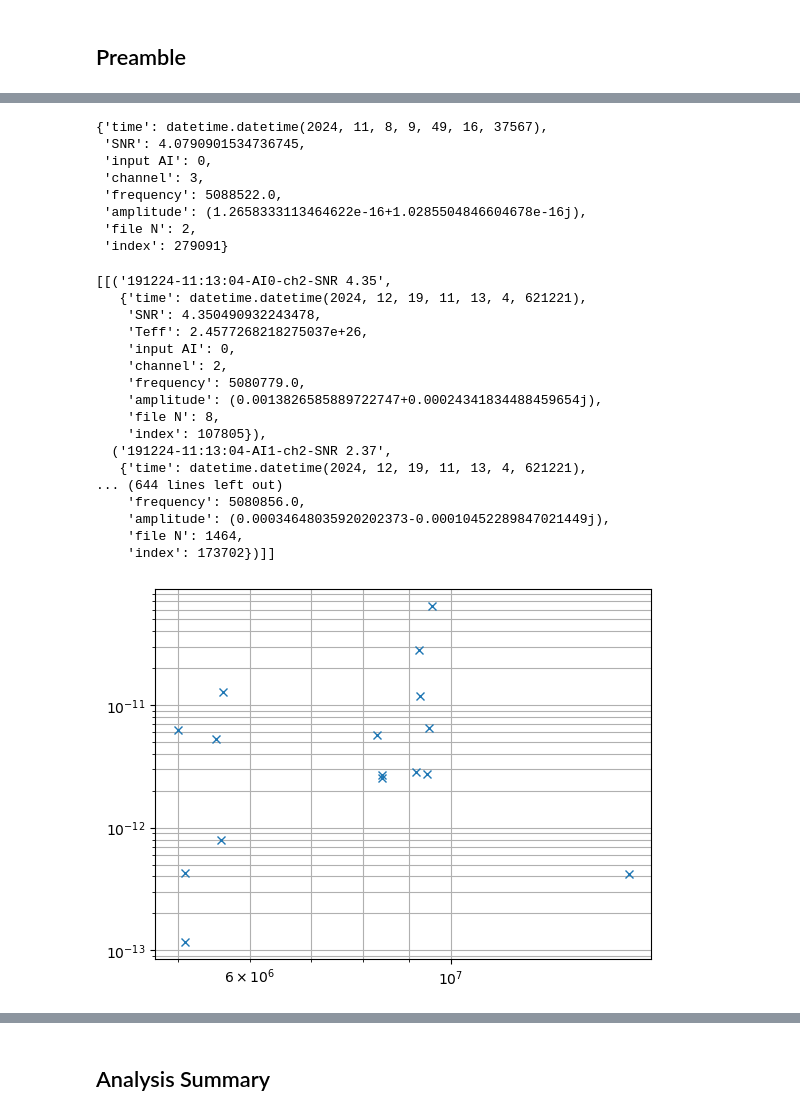
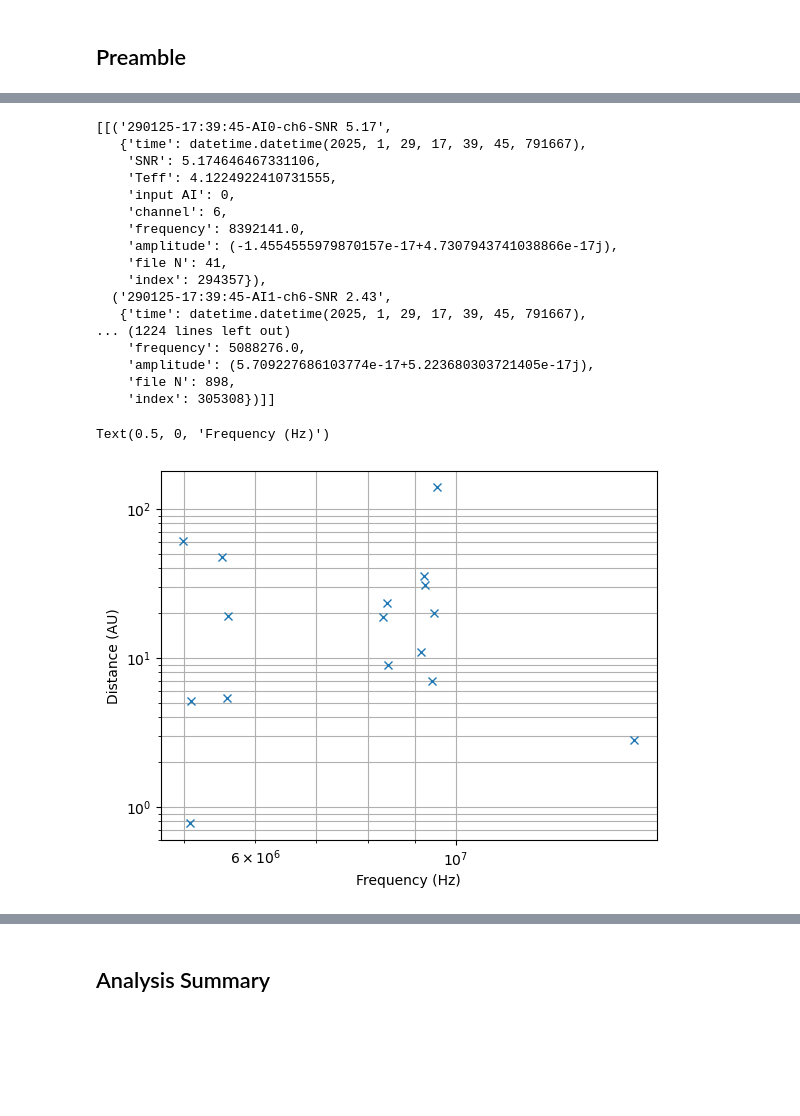
Before and after one commit to WilliamCam/MAGE-Data-Analysis, a Jupyter notebook: MAGE/MAGE3-2.ipynb, the cells around one changed output, grey strips where cells are left out. Drawn from its saved outputs; the diff is of its cells as text; code cells hidden in the pictures; blank space fills up the shorter version.

```diff
--- a/MAGE/MAGE3-2.ipynb
+++ b/MAGE/MAGE3-2.ipynb
@@ -10,7 +10,7 @@ from scipy.stats import norm
 import pickle
 from datetime import datetime
 # %%
-folder = r'C:\Users\00103619\MAGE\MAGE4\Analysis\run4-Teff/'
+folder = r'C:\Users\00103619\MAGE\MAGE4\Analysis\run7-Teff/'
 # %%
 with open(folder + 'event_catalogue-strain-Half.pkl', 'rb') as f:
     event_catalogue = pickle.load(f)
@@ -170,17 +186,6 @@ plt.show
 # %%
 large_events = [event for event in event_catalogue if 4<event_catalogue[event]['SNR']<5 and event_catalogue[event]['file N'] != 469]
 xlarge_events = [event for event in event_catalogue if 5<event_catalogue[event]['SNR']<1000 and event_catalogue[event]['file N'] != 469]
-# %%
-event_catalogue['081124-09:49:16-AI0-ch3-SNR 4.08']
-# %% [output]
-{'time': datetime.datetime(2024, 11, 8, 9, 49, 16, 37567),
- 'SNR': 4.0790901534736745,
- 'input AI': 0,
- 'channel': 3,
- 'frequency': 5088522.0,
- 'amplitude': (1.2658333113464622e-16+1.0285504846604678e-16j),
- 'file N': 2,
- 'index': 279091}
 # %%
 times1 =  [event_catalogue[event]['time'].timestamp() for event in event_catalogue if (event_catalogue[event]['input AI'] == 1 and event_catalogue[event]['SNR'] > 1.0)]
 times0 =  [event_catalogue[event]['time'].timestamp() for event in event_catalogue if (event_catalogue[event]['input AI'] == 0 and event_catalogue[event]['SNR'] > 1.0)]
@@ -211,23 +216,23 @@ times0 =  [event_catalogue[event]['time'].timestamp() for event in event_catalog
 Rt = 6.5
 [event for event in co_events if ((event[1][1]['SNR']+event[0][1]['SNR'])>Rt)]
 # %% [output]
-[[('191224-11:13:04-AI0-ch2-SNR 4.35',
-   {'time': datetime.datetime(2024, 12, 19, 11, 13, 4, 621221),
-    'SNR': 4.350490932243478,
-    'Teff': 2.4577268218275037e+26,
+[[('290125-17:39:45-AI0-ch6-SNR 5.17',
+   {'time': datetime.datetime(2025, 1, 29, 17, 39, 45, 791667),
+    'SNR': 5.174646467331106,
+    'Teff': 4.1224922410731555,
     'input AI': 0,
-    'channel': 2,
-    'frequency': 5080779.0,
-    'amplitude': (0.0013826585889722747+0.00024341834488459654j),
-    'file N': 8,
-    'index': 107805}),
-  ('191224-11:13:04-AI1-ch2-SNR 2.37',
-   {'time': datetime.datetime(2024, 12, 19, 11, 13, 4, 621221),
-... (644 lines left out)
-    'frequency': 5080856.0,
-    'amplitude': (0.00034648035920202373-0.00010452289847021449j),
-    'file N': 1464,
-    'index': 173702})]]
+    'channel': 6,
+    'frequency': 8392141.0,
+    'amplitude': (-1.4554555979870157e-17+4.7307943741038866e-17j),
+    'file N': 41,
+    'index': 294357}),
+  ('290125-17:39:45-AI1-ch6-SNR 2.43',
+   {'time': datetime.datetime(2025, 1, 29, 17, 39, 45, 791667),
+... (1224 lines left out)
+    'frequency': 5088276.0,
+    'amplitude': (5.709227686103774e-17+5.223680303721405e-17j),
+    'file N': 898,
+    'index': 305308})]]
 # %%
 feffective_mass = open(r'C:\Users\00103619\MAGE\MAGE4\calibration/Meff.txt')
 mode_distributions = np.genfromtxt(feffective_mass, delimiter=',', skip_header=1)
@@ -278,10 +283,13 @@ for i in range(16):
 # %%
 plt.plot(fvec, Dexcl/1.496E+11, linestyle = ' ', marker='x')
 plt.xscale('log')
 plt.yscale('log')
 plt.grid(which='both')
+plt.ylabel('Distance (AU)')
+plt.xlabel('Frequency (Hz)')
 # %% [output]
+Text(0.5, 0, 'Frequency (Hz)')
-[figure, old version]
+[figure, new version]
 # %%
 x = [event[0][1]['SNR'] for event in co_events]
 y = [event[1][1]['SNR'] for event in co_events]
```
Also changed, not shown: parts of 17 cells of this notebook, 25 other files.
